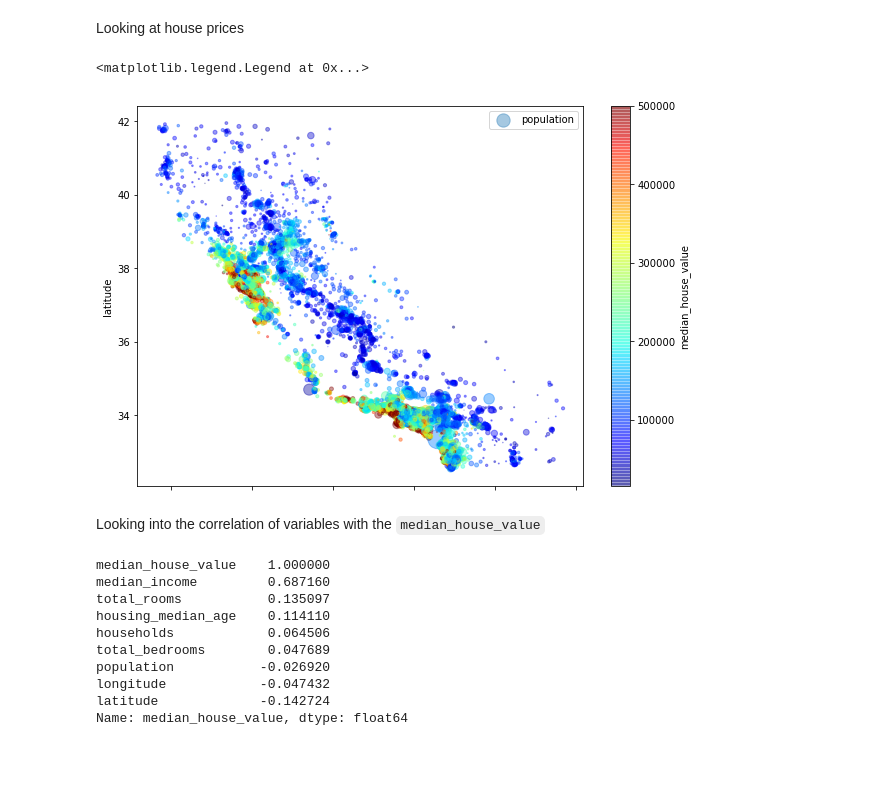
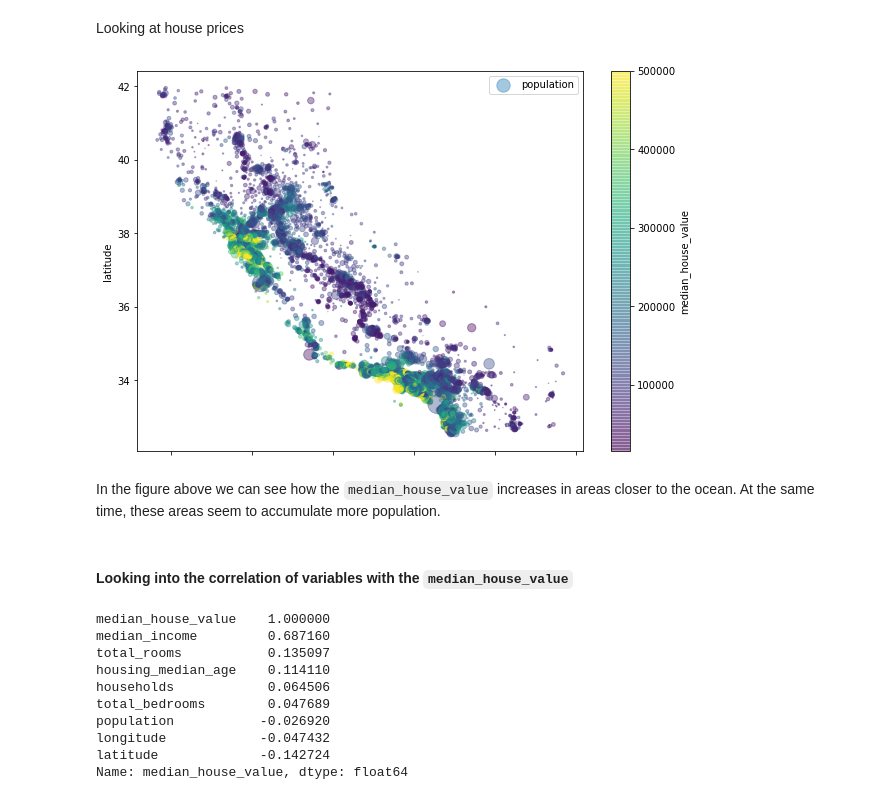
Before and after one commit to souzajvp/hands-on-ML, a Jupyter notebook: Chapter 2 - End-to-end machine learning project.ipynb, the cells around one changed output. Drawn from its saved outputs; the diff is of its cells as text; code cells hidden in the pictures; blank space fills up the shorter version.

```diff
--- a/Chapter 2 - End-to-end machine learning project.ipynb
+++ b/Chapter 2 - End-to-end machine learning project.ipynb
@@ -251,15 +251,16 @@ Looking at house prices
 # %%
 housing.plot(kind='scatter', x='longitude', y='latitude',
              alpha=0.4, s=housing['population']/100,
-            label='population', figsize=(10,7),
-             c='median_house_value', cmap=plt.get_cmap('jet'),
-            colorbar=True,)
-plt.legend()
+             label='population', figsize=(10,7),
+             c='median_house_value', cmap=plt.get_cmap('viridis'),
+             colorbar=True,)
+plt.legend();
 # %% [output]
-<matplotlib.legend.Legend at 0x...>
-[figure, old version]
+[figure, new version]
+# %% [markdown]
+In the figure above we can see how the `median_house_value` increases in areas closer to the ocean. At the same time, these areas seem to accumulate more population.
 # %% [markdown]
-Looking into the correlation of variables with the `median_house_value`
+#### Looking into the correlation of variables with the `median_house_value`
 # %%
 corr_matrix = housing.corr()
 # %%
```
Also changed, not shown: parts of 10 cells of this notebook.
